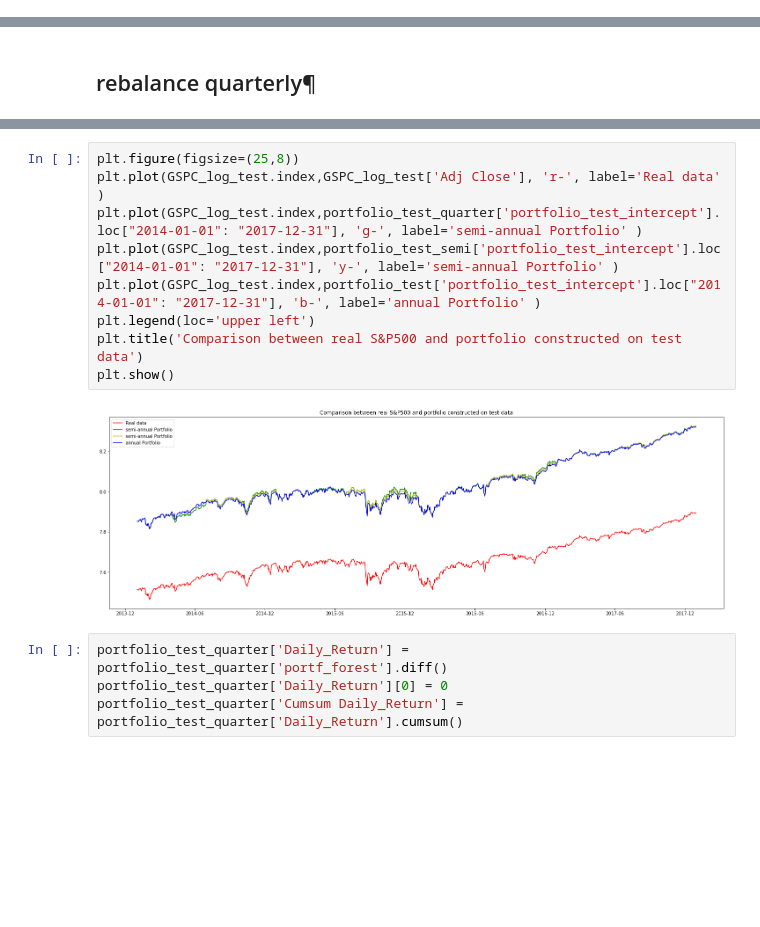
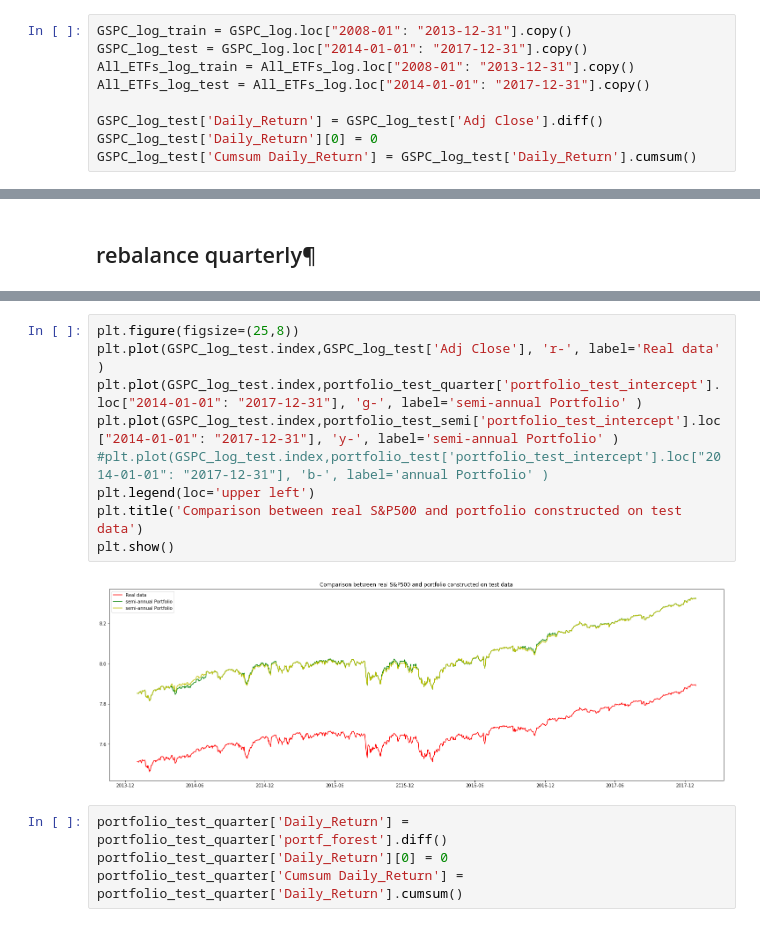
Before and after one commit to IceCreammm/MRP, a Jupyter notebook: MRP_Production_SP.ipynb, the cells around one changed output, grey strips where cells are left out. Saved outputs shown, nothing was run; the diff lists cells and outputs as text; blank space fills up the shorter version.

```diff
--- a/MRP_Production_SP.ipynb
+++ b/MRP_Production_SP.ipynb
@@ -81,6 +81,15 @@ GSPC_log.head()
 | 2008-01-04 | 7.252500 |
 | 2008-01-07 | 7.255718 |
 | 2008-01-08 | 7.237196 |
+# %%
+GSPC_log_train = GSPC_log.loc["2008-01": "2013-12-31"].copy()
+GSPC_log_test = GSPC_log.loc["2014-01-01": "2017-12-31"].copy()
+All_ETFs_log_train = All_ETFs_log.loc["2008-01": "2013-12-31"].copy()
+All_ETFs_log_test = All_ETFs_log.loc["2014-01-01": "2017-12-31"].copy()
+
+GSPC_log_test['Daily_Return'] = GSPC_log_test['Adj Close'].diff()
+GSPC_log_test['Daily_Return'][0] = 0
+GSPC_log_test['Cumsum Daily_Return'] = GSPC_log_test['Daily_Return'].cumsum()
 # %% [markdown]
 ## Lasso Alpha finding
 # %%
@@ -877,14 +890,14 @@ p-value = 8.23225034292e-05 The series  is likely stationary.
 # %%
 plt.figure(figsize=(25,8))
 plt.plot(GSPC_log_test.index,GSPC_log_test['Adj Close'], 'r-', label='Real data' )
 plt.plot(GSPC_log_test.index,portfolio_test_quarter['portfolio_test_intercept'].loc["2014-01-01": "2017-12-31"], 'g-', label='semi-annual Portfolio' )
 plt.plot(GSPC_log_test.index,portfolio_test_semi['portfolio_test_intercept'].loc["2014-01-01": "2017-12-31"], 'y-', label='semi-annual Portfolio' )
-plt.plot(GSPC_log_test.index,portfolio_test['portfolio_test_intercept'].loc["2014-01-01": "2017-12-31"], 'b-', label='annual Portfolio' )
+#plt.plot(GSPC_log_test.index,portfolio_test['portfolio_test_intercept'].loc["2014-01-01": "2017-12-31"], 'b-', label='annual Portfolio' )
 plt.legend(loc='upper left')
 plt.title('Comparison between real S&P500 and portfolio constructed on test data')
 plt.show()
 # %% [output]
-[figure, old version]
+[figure, new version]
 # %%
 portfolio_test_quarter['Daily_Return'] = portfolio_test_quarter['portf_forest'].diff()
 portfolio_test_quarter['Daily_Return'][0] = 0
```
Also changed, not shown: parts of 24 cells of this notebook, 3 other files.
